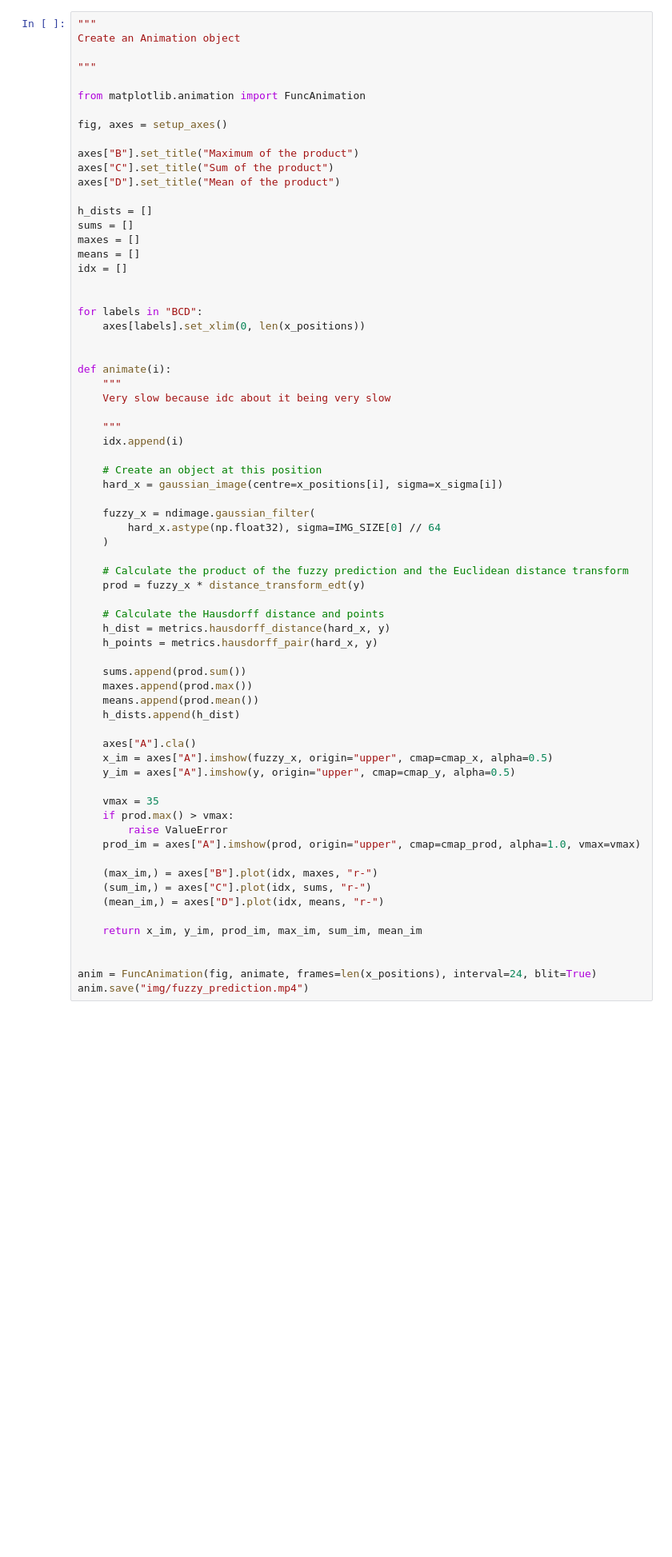
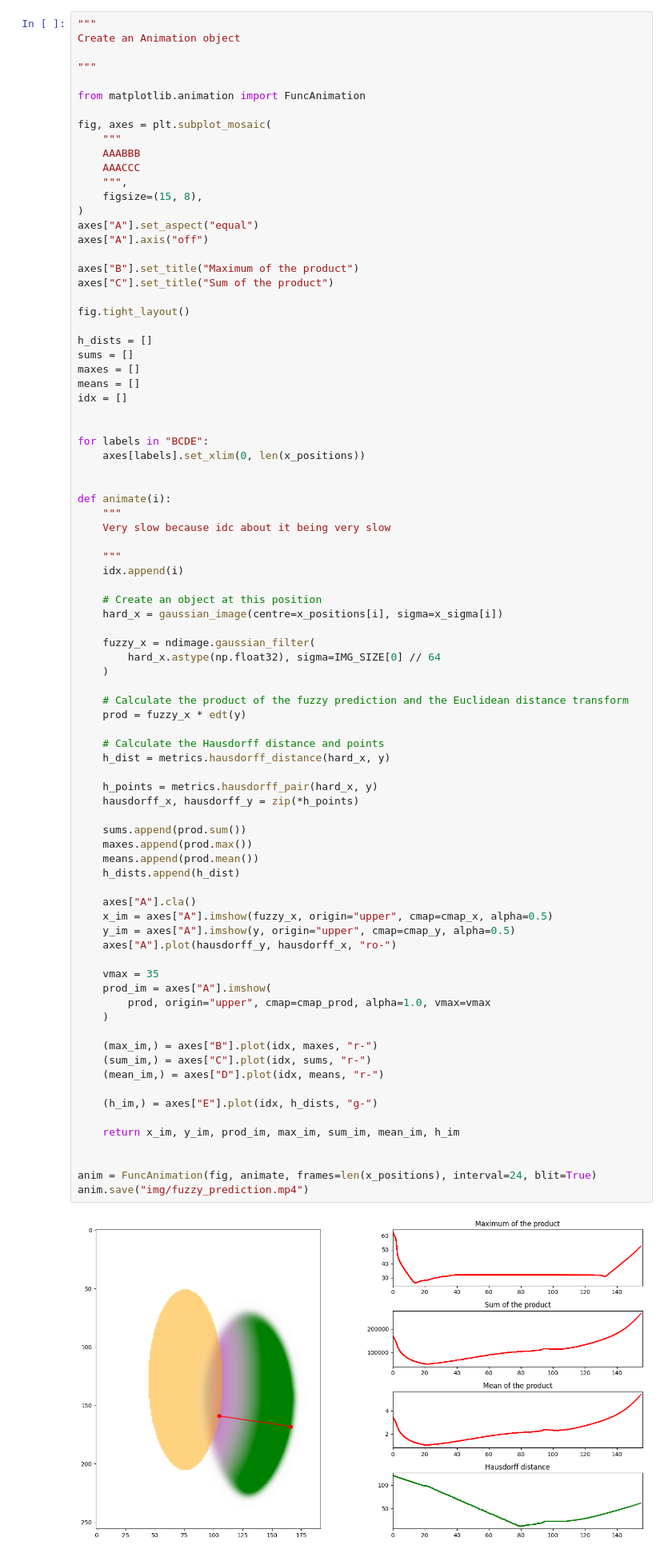
Before and after one commit to JGIBristol/fish_test, a Jupyter notebook: haussdorf_loss.ipynb, the cells around one changed output. Shown at 80% size. Drawn from its saved outputs; the diff is of its cells as text; blank space fills up the shorter version.

```diff
--- a/haussdorf_loss.ipynb
+++ b/haussdorf_loss.ipynb
@@ -255,11 +260,20 @@ Create an Animation object
 
 from matplotlib.animation import FuncAnimation
 
-fig, axes = setup_axes()
+fig, axes = plt.subplot_mosaic(
+    """
+    AAABBB
+    AAACCC
+    """,
+    figsize=(15, 8),
+)
+axes["A"].set_aspect("equal")
+axes["A"].axis("off")
 
 axes["B"].set_title("Maximum of the product")
 axes["C"].set_title("Sum of the product")
-axes["D"].set_title("Mean of the product")
+
+fig.tight_layout()
 
 h_dists = []
 sums = []
@@ -268,7 +282,7 @@ means = []
 idx = []
 
 
-for labels in "BCD":
+for labels in "BCDE":
     axes[labels].set_xlim(0, len(x_positions))
 
 
@@ -284,35 +298,42 @@ def animate(i):
 
     fuzzy_x = ndimage.gaussian_filter(
         hard_x.astype(np.float32), sigma=IMG_SIZE[0] // 64
     )
 
     # Calculate the product of the fuzzy prediction and the Euclidean distance transform
-    prod = fuzzy_x * distance_transform_edt(y)
+    prod = fuzzy_x * edt(y)
 
     # Calculate the Hausdorff distance and points
     h_dist = metrics.hausdorff_distance(hard_x, y)
+
     h_points = metrics.hausdorff_pair(hard_x, y)
+    hausdorff_x, hausdorff_y = zip(*h_points)
 
     sums.append(prod.sum())
     maxes.append(prod.max())
     means.append(prod.mean())
     h_dists.append(h_dist)
 
     axes["A"].cla()
     x_im = axes["A"].imshow(fuzzy_x, origin="upper", cmap=cmap_x, alpha=0.5)
     y_im = axes["A"].imshow(y, origin="upper", cmap=cmap_y, alpha=0.5)
+    axes["A"].plot(hausdorff_y, hausdorff_x, "ro-")
 
     vmax = 35
-    if prod.max() > vmax:
-        raise ValueError
-    prod_im = axes["A"].imshow(prod, origin="upper", cmap=cmap_prod, alpha=1.0, vmax=vmax)
+    prod_im = axes["A"].imshow(
+        prod, origin="upper", cmap=cmap_prod, alpha=1.0, vmax=vmax
+    )
 
     (max_im,) = axes["B"].plot(idx, maxes, "r-")
     (sum_im,) = axes["C"].plot(idx, sums, "r-")
     (mean_im,) = axes["D"].plot(idx, means, "r-")
 
-    return x_im, y_im, prod_im, max_im, sum_im, mean_im
+    (h_im,) = axes["E"].plot(idx, h_dists, "g-")
+
+    return x_im, y_im, prod_im, max_im, sum_im, mean_im, h_im
 
 
 anim = FuncAnimation(fig, animate, frames=len(x_positions), interval=24, blit=True)
 anim.save("img/fuzzy_prediction.mp4")
+# %% [output]
+[figure, added]
```
Also changed, not shown: parts of 6 cells of this notebook.
